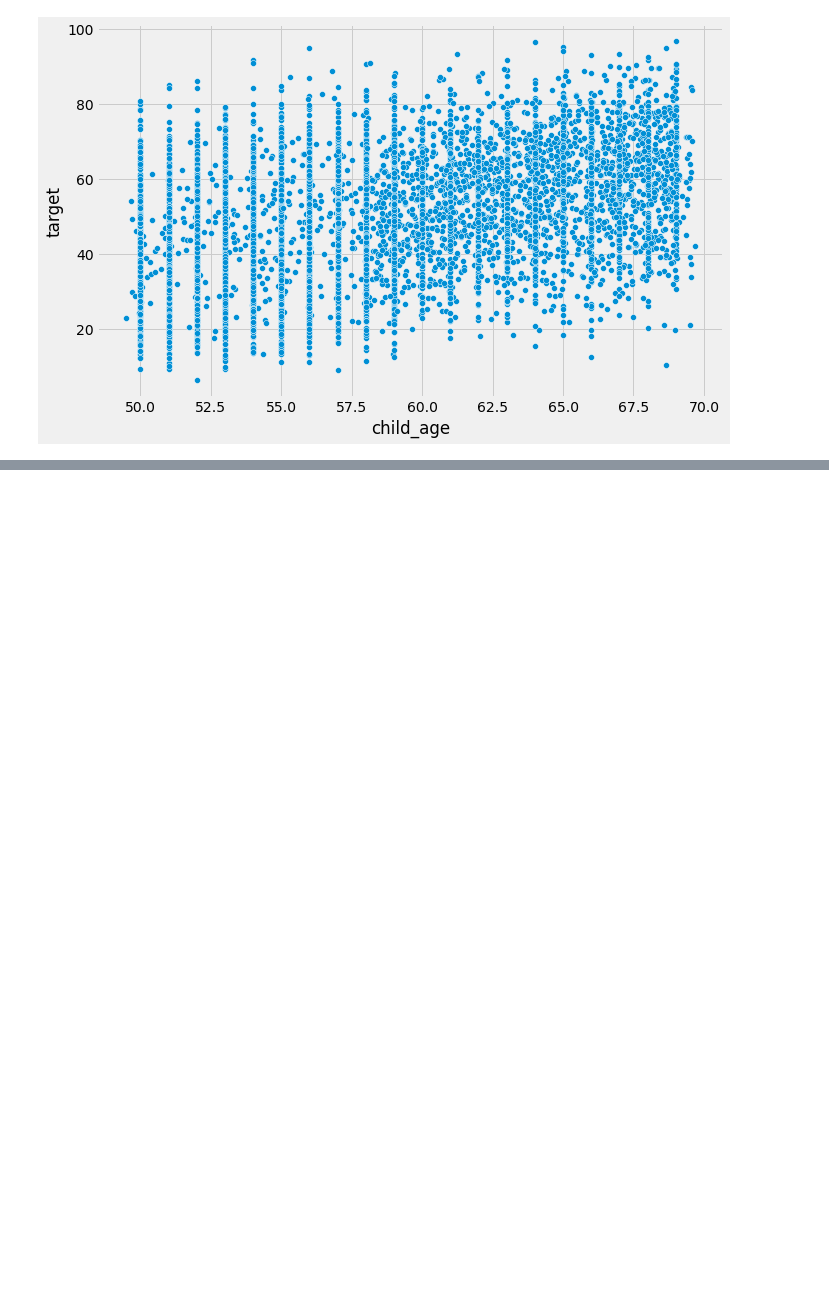
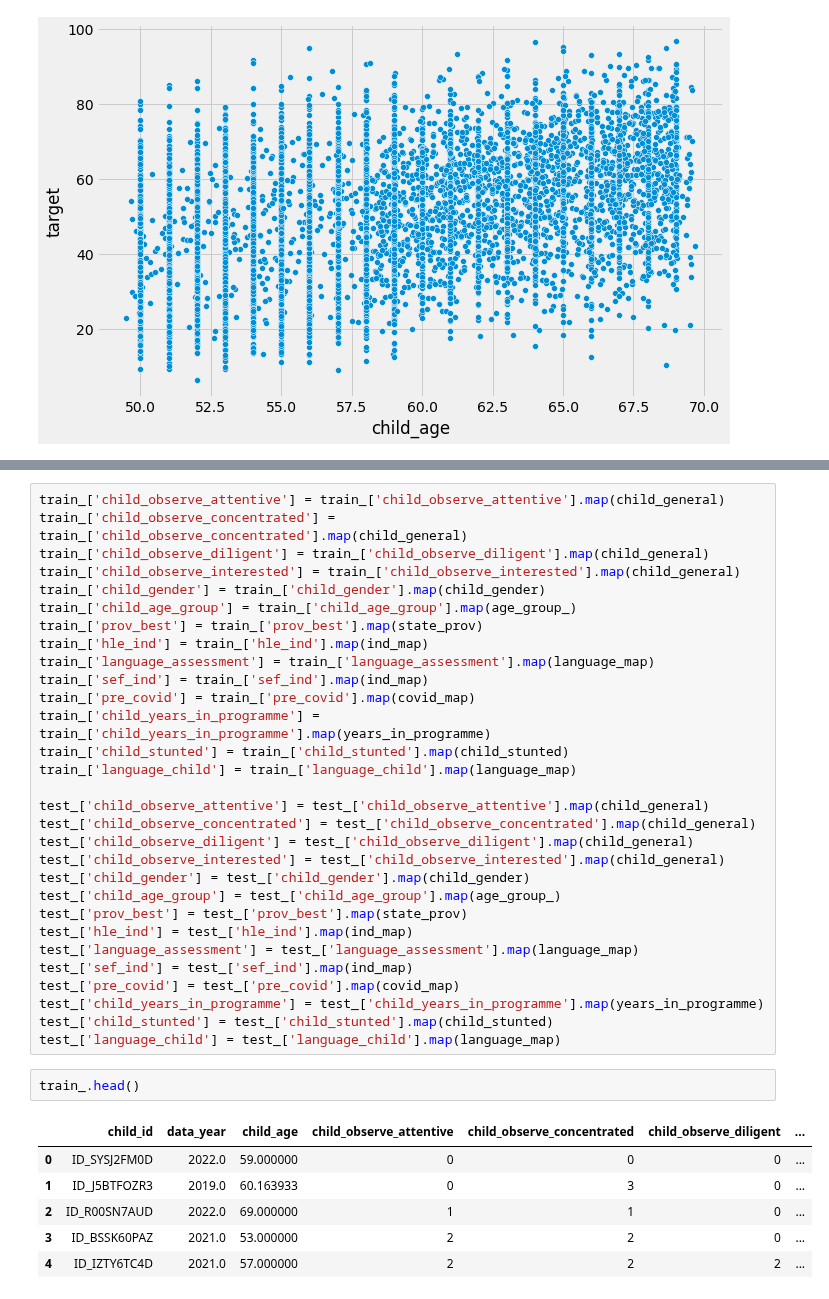
Before and after one commit to AgbajeAyomipo/Data-Drive-Early-Learning-Predictors-Challenge, a Jupyter notebook: notebooks/script_.ipynb, the cells around one changed output, grey strips where cells are left out. Drawn from its saved outputs; the diff is of its cells as text; blank space fills up the shorter version.

```diff
--- a/notebooks/script_.ipynb
+++ b/notebooks/script_.ipynb
@@ -306,0 +583,39 @@ sns.scatterplot(x = 'child_age', y = 'target', data = train_)
+# %%
+train_['child_observe_attentive'] = train_['child_observe_attentive'].map(child_general)
+train_['child_observe_concentrated'] = train_['child_observe_concentrated'].map(child_general)
+train_['child_observe_diligent'] = train_['child_observe_diligent'].map(child_general)
+train_['child_observe_interested'] = train_['child_observe_interested'].map(child_general)
+train_['child_gender'] = train_['child_gender'].map(child_gender)
+train_['child_age_group'] = train_['child_age_group'].map(age_group_)
+train_['prov_best'] = train_['prov_best'].map(state_prov)
+train_['hle_ind'] = train_['hle_ind'].map(ind_map)
+train_['language_assessment'] = train_['language_assessment'].map(language_map)
+train_['sef_ind'] = train_['sef_ind'].map(ind_map)
+train_['pre_covid'] = train_['pre_covid'].map(covid_map)
+train_['child_years_in_programme'] = train_['child_years_in_programme'].map(years_in_programme)
+train_['child_stunted'] = train_['child_stunted'].map(child_stunted)
+train_['language_child'] = train_['language_child'].map(language_map)
+
+test_['child_observe_attentive'] = test_['child_observe_attentive'].map(child_general)
+test_['child_observe_concentrated'] = test_['child_observe_concentrated'].map(child_general)
+test_['child_observe_diligent'] = test_['child_observe_diligent'].map(child_general)
+test_['child_observe_interested'] = test_['child_observe_interested'].map(child_general)
+test_['child_gender'] = test_['child_gender'].map(child_gender)
+test_['child_age_group'] = test_['child_age_group'].map(age_group_)
+test_['prov_best'] = test_['prov_best'].map(state_prov)
+test_['hle_ind'] = test_['hle_ind'].map(ind_map)
+test_['language_assessment'] = test_['language_assessment'].map(language_map)
+test_['sef_ind'] = test_['sef_ind'].map(ind_map)
+test_['pre_covid'] = test_['pre_covid'].map(covid_map)
+test_['child_years_in_programme'] = test_['child_years_in_programme'].map(years_in_programme)
+test_['child_stunted'] = test_['child_stunted'].map(child_stunted)
+test_['language_child'] = test_['language_child'].map(language_map)
+# %%
+train_.head()
+# %% [output]
+|  | child_id | data_year | child_age | child_observe_attentive | child_observe_concentrated | child_observe_diligent | ... |
+| 0 | ID_SYSJ2FM0D | 2022.0 | 59.000000 | 0 | 0 | 0 | ... |
+| 1 | ID_J5BTFOZR3 | 2019.0 | 60.163933 | 0 | 3 | 0 | ... |
+| 2 | ID_R00SN7AUD | 2022.0 | 69.000000 | 1 | 1 | 0 | ... |
+| 3 | ID_BSSK60PAZ | 2021.0 | 53.000000 | 2 | 2 | 0 | ... |
+| 4 | ID_IZTY6TC4D | 2021.0 | 57.000000 | 2 | 2 | 2 | ... |
```
Also changed, not shown: parts of 70 cells of this notebook, 3 other files.
